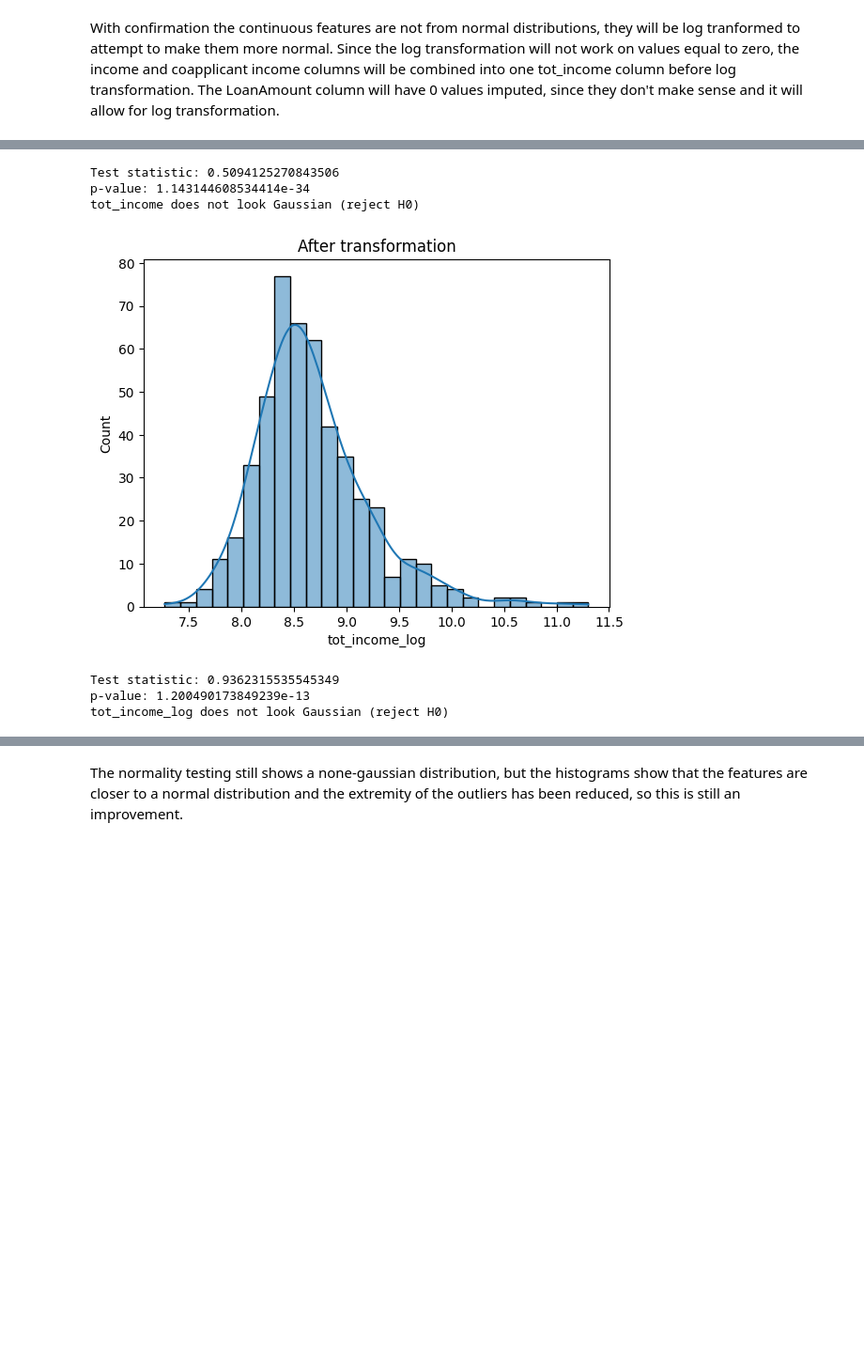
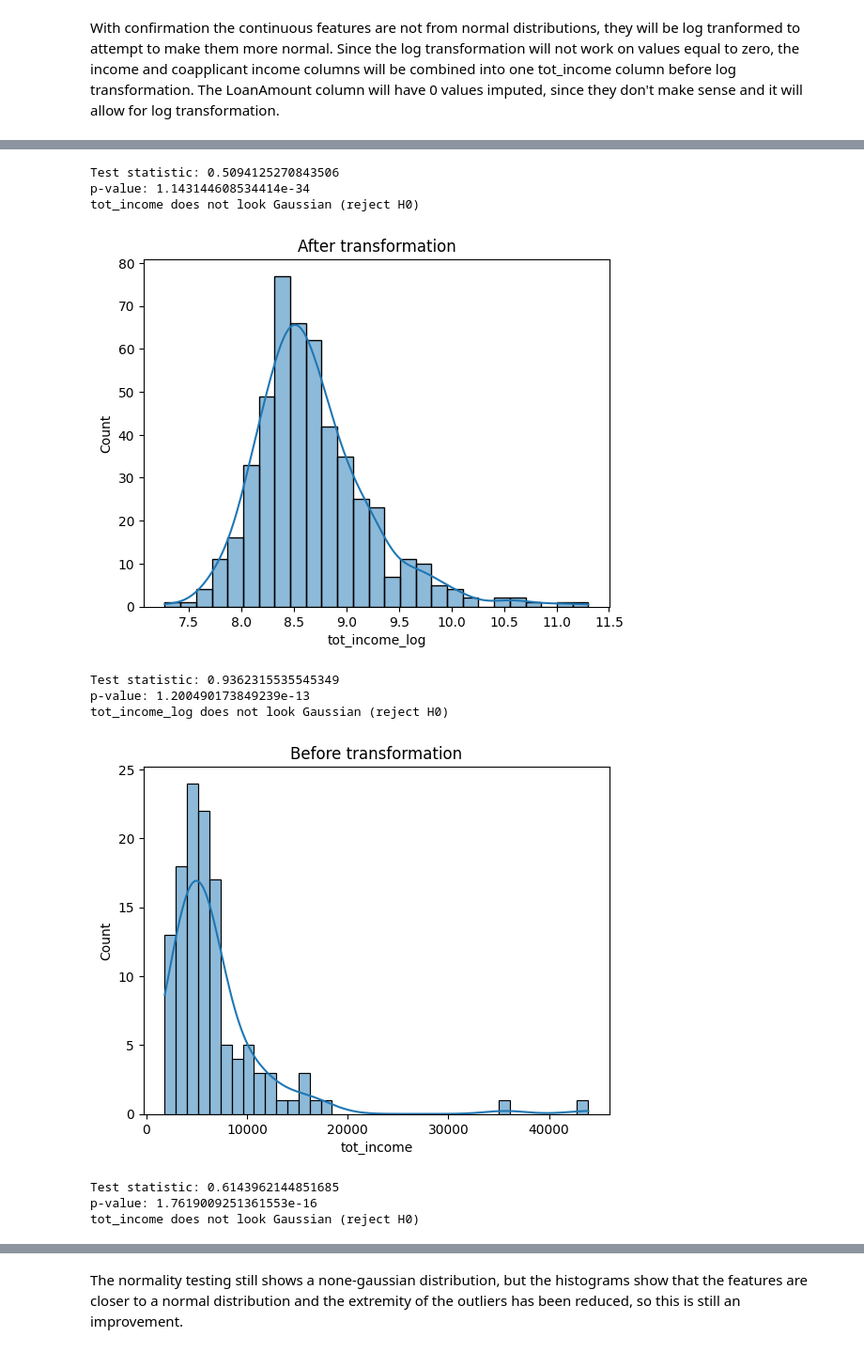
Before and after one commit to noamurphy/loan_approval_predictions, a Jupyter notebook: notebooks/instructions.ipynb, the cells around one changed output, grey strips where cells are left out. Shown at 94% size. Drawn from its saved outputs; the diff is of its cells as text; code cells hidden in the pictures; blank space fills up the shorter version.

```diff
--- a/notebooks/instructions.ipynb
+++ b/notebooks/instructions.ipynb
@@ -307,4 +292,0 @@ def shapiro_wilks(X, feature):
-# %%
-#FIXME The Loan_Amount_Term should be handled seperately since it is discrete (Anderson-Darling or Kolmogorov-Smirnov).
-for feature in numerical_features:
-    shapiro_wilks(X_train, feature)
@@ -329,18 +292,0 @@ With confirmation the continuous features are not from normal distributions, the
-# %%
-X_train['tot_income'] = X_train['ApplicantIncome'] + X_train['CoapplicantIncome']
-# %%
-def log_transform(X, feature):
-    # Before transformation
-    sns.histplot(X[feature], kde=True)
-    plt.title("Before transformation")
-    plt.show()
-    shapiro_wilks(X, feature)
-
-    # Tranformation
-    X[feature + '_log'] = np.log(X[feature])
-
-    # After tranformation
-    sns.histplot(X[feature + '_log'], kde=True)
-    plt.title("After transformation")
-    plt.show()
-    shapiro_wilks(X, f'{feature}_log')
@@ -394,5 +329,3 @@ p-value: 9.582529646322328e-36
 Loan_Amount_Term does not look Gaussian (reject H0)
 # %% [markdown]
 With confirmation the continuous features are not from normal distributions, they will be log tranformed to attempt to make them more normal. Since the log transformation will not work on values equal to zero, the income and coapplicant income columns will be combined into one tot_income column before log transformation. The LoanAmount column will have 0 values imputed, since they don't make sense and it will allow for log transformation.
-# %%
-X_train['tot_income'] = X_train['ApplicantIncome'] + X_train['CoapplicantIncome']
@@ -414,12 +356,17 @@ def log_transform(X, feature):
     shapiro_wilks(X, f'{feature}_log')
 # %%
 log_transform(X_train, 'tot_income')
+log_transform(X_test, 'tot_income')
 # %% [output]
 [figure]
 Test statistic: 0.5094125270843506
 p-value: 1.143144608534414e-34
 tot_income does not look Gaussian (reject H0)
 [figure]
 Test statistic: 0.9362315535545349
 p-value: 1.200490173849239e-13
 tot_income_log does not look Gaussian (reject H0)
+[figure, added]
+Test statistic: 0.6143962144851685
+p-value: 1.7619009251361553e-16
+tot_income does not look Gaussian (reject H0)
```
Also changed, not shown: parts of 20 cells of this notebook, 1 other file.
